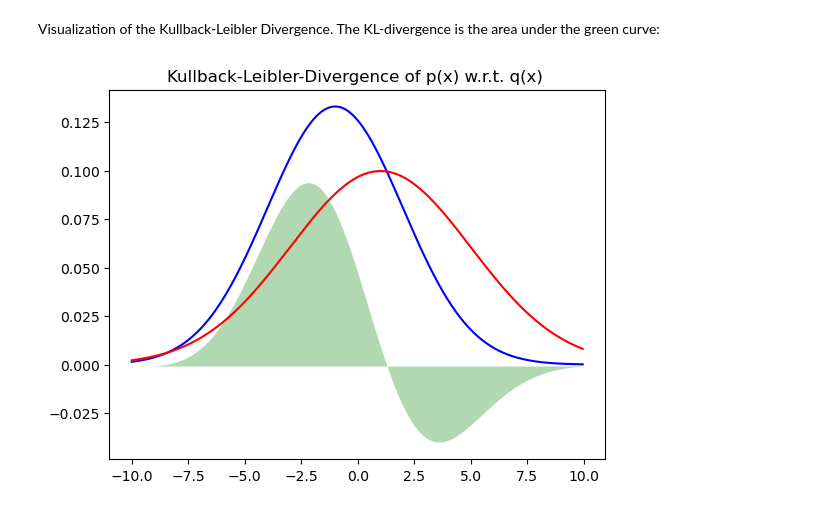
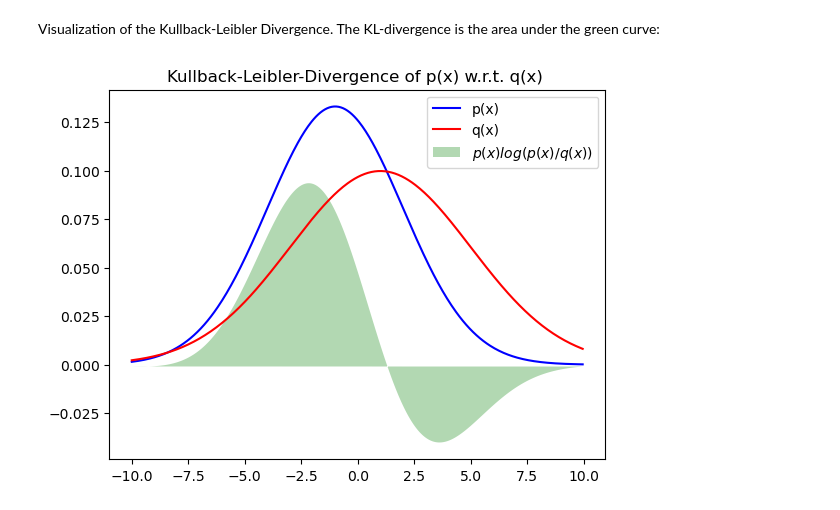
Before and after one commit to hannibunny/probability, a Jupyter notebook: _sources/KullbackLeiblerDivergence.ipynb, the cells around one changed output. Drawn from its saved outputs; the diff is of its cells as text; code cells hidden in the pictures.

```diff
--- a/_sources/KullbackLeiblerDivergence.ipynb
+++ b/_sources/KullbackLeiblerDivergence.ipynb
@@ -63,10 +63,11 @@ Kullback-Leibler Divergence:  0.6244355861046378
 Visualization of the Kullback-Leibler Divergence. The KL-divergence is the area under the green curve:
 # %%
 fig,ax=plt.subplots()
-ax.plot(x,dist1,"b")
-ax.plot(x,dist2,"r")
-ax.fill(x,klsing,"g",alpha=0.3)
+ax.plot(x,dist1,"b",label="p(x)")
+ax.plot(x,dist2,"r",label="q(x)")
+ax.fill(x,klsing,"g",alpha=0.3,label="$p(x)log(p(x)/q(x))$")
 ax.set_title("Kullback-Leibler-Divergence of p(x) w.r.t. q(x) ")
+plt.legend()
 plt.show()
 # %% [output]
-[figure, old version]
+[figure, new version]
```
Also changed, not shown: 3 other files.
